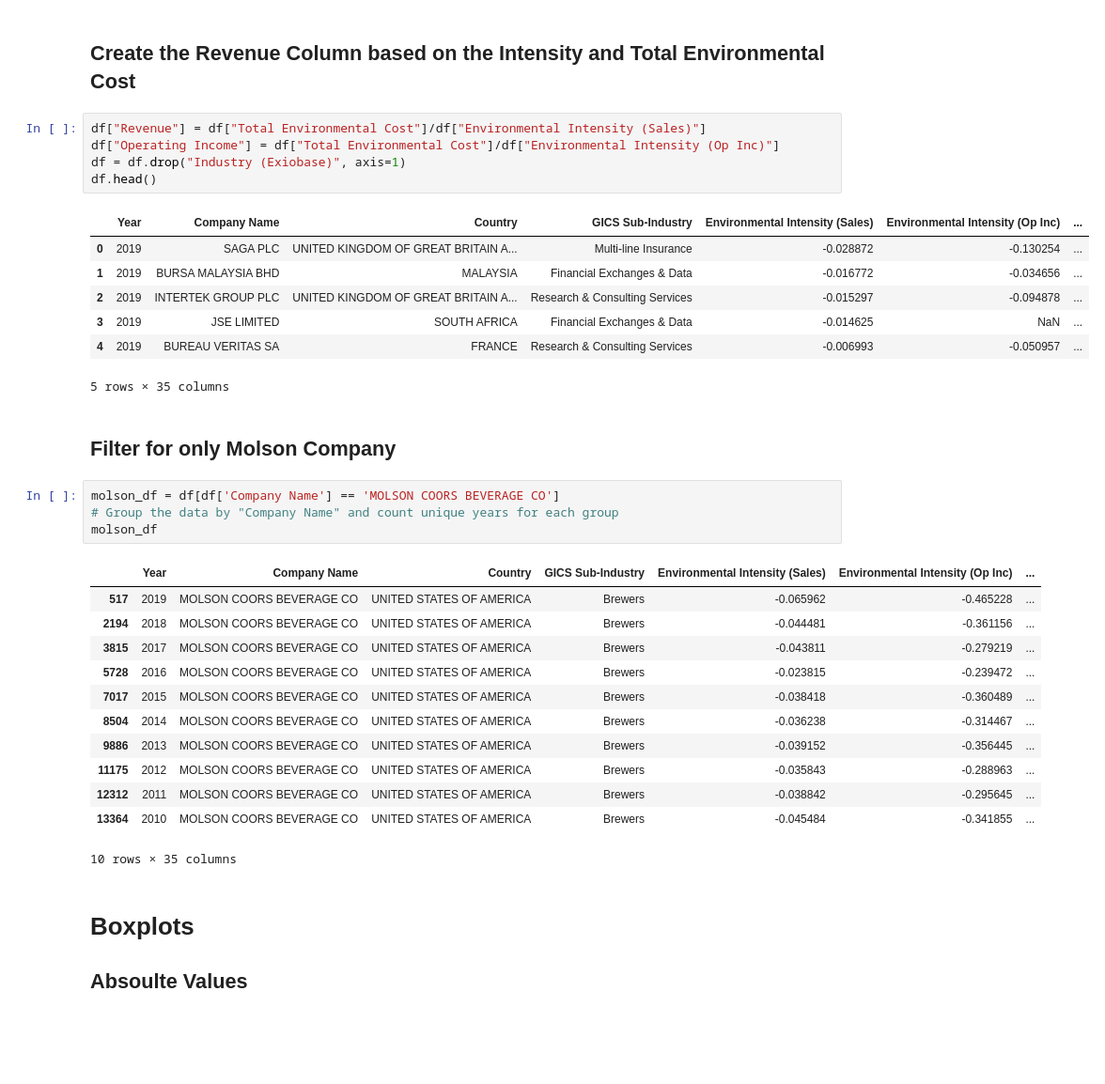
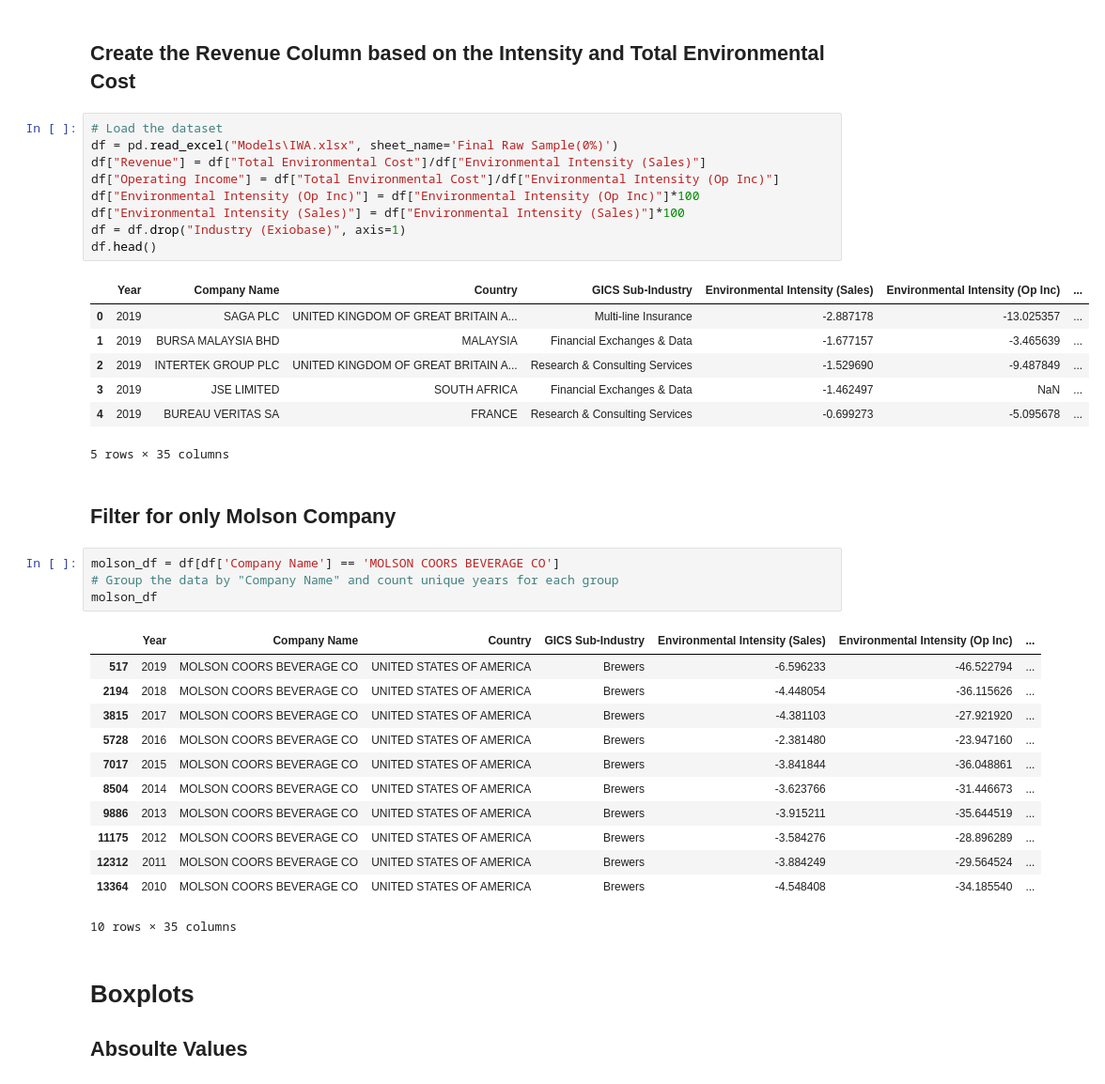
Before and after one commit to yummypugs/SPM-Project-Harvard, a Jupyter notebook: Box Plots Molson 0%.ipynb, the cells around one changed output. Shown at 94% size. Drawn from its saved outputs; the diff is of its cells as text; blank space fills up the shorter version.

```diff
--- a/Box Plots Molson 0%.ipynb
+++ b/Box Plots Molson 0%.ipynb
@@ -22,17 +10,21 @@ df.head()
 # %% [markdown]
 ## Create the Revenue Column based on the Intensity and Total Environmental Cost
 # %%
+# Load the dataset
+df = pd.read_excel("Models\IWA.xlsx", sheet_name='Final Raw Sample(0%)')
 df["Revenue"] = df["Total Environmental Cost"]/df["Environmental Intensity (Sales)"]
 df["Operating Income"] = df["Total Environmental Cost"]/df["Environmental Intensity (Op Inc)"]
+df["Environmental Intensity (Op Inc)"] = df["Environmental Intensity (Op Inc)"]*100
+df["Environmental Intensity (Sales)"] = df["Environmental Intensity (Sales)"]*100
 df = df.drop("Industry (Exiobase)", axis=1)
 df.head()
 # %% [output]
 |  | Year | Company Name | Country | GICS Sub-Industry | Environmental Intensity (Sales) | Environmental Intensity (Op Inc) | ... |
-| 0 | 2019 | SAGA PLC | UNITED KINGDOM OF GREAT BRITAIN A... | Multi-line Insurance | -0.028872 | -0.130254 | ... |
-| 1 | 2019 | BURSA MALAYSIA BHD | MALAYSIA | Financial Exchanges & Data | -0.016772 | -0.034656 | ... |
-| 2 | 2019 | INTERTEK GROUP PLC | UNITED KINGDOM OF GREAT BRITAIN A... | Research & Consulting Services | -0.015297 | -0.094878 | ... |
-| 3 | 2019 | JSE LIMITED | SOUTH AFRICA | Financial Exchanges & Data | -0.014625 | NaN | ... |
-| 4 | 2019 | BUREAU VERITAS SA | FRANCE | Research & Consulting Services | -0.006993 | -0.050957 | ... |
+| 0 | 2019 | SAGA PLC | UNITED KINGDOM OF GREAT BRITAIN A... | Multi-line Insurance | -2.887178 | -13.025357 | ... |
+| 1 | 2019 | BURSA MALAYSIA BHD | MALAYSIA | Financial Exchanges & Data | -1.677157 | -3.465639 | ... |
+| 2 | 2019 | INTERTEK GROUP PLC | UNITED KINGDOM OF GREAT BRITAIN A... | Research & Consulting Services | -1.529690 | -9.487849 | ... |
+| 3 | 2019 | JSE LIMITED | SOUTH AFRICA | Financial Exchanges & Data | -1.462497 | NaN | ... |
+| 4 | 2019 | BUREAU VERITAS SA | FRANCE | Research & Consulting Services | -0.699273 | -5.095678 | ... |
 5 rows × 35 columns
 # %% [markdown]
 ## Filter for only Molson Company
@@ -42,16 +34,16 @@ molson_df = df[df['Company Name'] == 'MOLSON COORS BEVERAGE CO']
 molson_df
 # %% [output]
 |  | Year | Company Name | Country | GICS Sub-Industry | Environmental Intensity (Sales) | Environmental Intensity (Op Inc) | ... |
-| 517 | 2019 | MOLSON COORS BEVERAGE CO | UNITED STATES OF AMERICA | Brewers | -0.065962 | -0.465228 | ... |
-| 2194 | 2018 | MOLSON COORS BEVERAGE CO | UNITED STATES OF AMERICA | Brewers | -0.044481 | -0.361156 | ... |
-| 3815 | 2017 | MOLSON COORS BEVERAGE CO | UNITED STATES OF AMERICA | Brewers | -0.043811 | -0.279219 | ... |
-| 5728 | 2016 | MOLSON COORS BEVERAGE CO | UNITED STATES OF AMERICA | Brewers | -0.023815 | -0.239472 | ... |
-| 7017 | 2015 | MOLSON COORS BEVERAGE CO | UNITED STATES OF AMERICA | Brewers | -0.038418 | -0.360489 | ... |
-| 8504 | 2014 | MOLSON COORS BEVERAGE CO | UNITED STATES OF AMERICA | Brewers | -0.036238 | -0.314467 | ... |
-| 9886 | 2013 | MOLSON COORS BEVERAGE CO | UNITED STATES OF AMERICA | Brewers | -0.039152 | -0.356445 | ... |
-| 11175 | 2012 | MOLSON COORS BEVERAGE CO | UNITED STATES OF AMERICA | Brewers | -0.035843 | -0.288963 | ... |
-| 12312 | 2011 | MOLSON COORS BEVERAGE CO | UNITED STATES OF AMERICA | Brewers | -0.038842 | -0.295645 | ... |
-| 13364 | 2010 | MOLSON COORS BEVERAGE CO | UNITED STATES OF AMERICA | Brewers | -0.045484 | -0.341855 | ... |
+| 517 | 2019 | MOLSON COORS BEVERAGE CO | UNITED STATES OF AMERICA | Brewers | -6.596233 | -46.522794 | ... |
+| 2194 | 2018 | MOLSON COORS BEVERAGE CO | UNITED STATES OF AMERICA | Brewers | -4.448054 | -36.115626 | ... |
+| 3815 | 2017 | MOLSON COORS BEVERAGE CO | UNITED STATES OF AMERICA | Brewers | -4.381103 | -27.921920 | ... |
+| 5728 | 2016 | MOLSON COORS BEVERAGE CO | UNITED STATES OF AMERICA | Brewers | -2.381480 | -23.947160 | ... |
+| 7017 | 2015 | MOLSON COORS BEVERAGE CO | UNITED STATES OF AMERICA | Brewers | -3.841844 | -36.048861 | ... |
+| 8504 | 2014 | MOLSON COORS BEVERAGE CO | UNITED STATES OF AMERICA | Brewers | -3.623766 | -31.446673 | ... |
+| 9886 | 2013 | MOLSON COORS BEVERAGE CO | UNITED STATES OF AMERICA | Brewers | -3.915211 | -35.644519 | ... |
+| 11175 | 2012 | MOLSON COORS BEVERAGE CO | UNITED STATES OF AMERICA | Brewers | -3.584276 | -28.896289 | ... |
+| 12312 | 2011 | MOLSON COORS BEVERAGE CO | UNITED STATES OF AMERICA | Brewers | -3.884249 | -29.564524 | ... |
+| 13364 | 2010 | MOLSON COORS BEVERAGE CO | UNITED STATES OF AMERICA | Brewers | -4.548408 | -34.185540 | ... |
 10 rows × 35 columns
 # %% [markdown]
 # Boxplots
```
Also changed, not shown: parts of 6 cells of this notebook.
